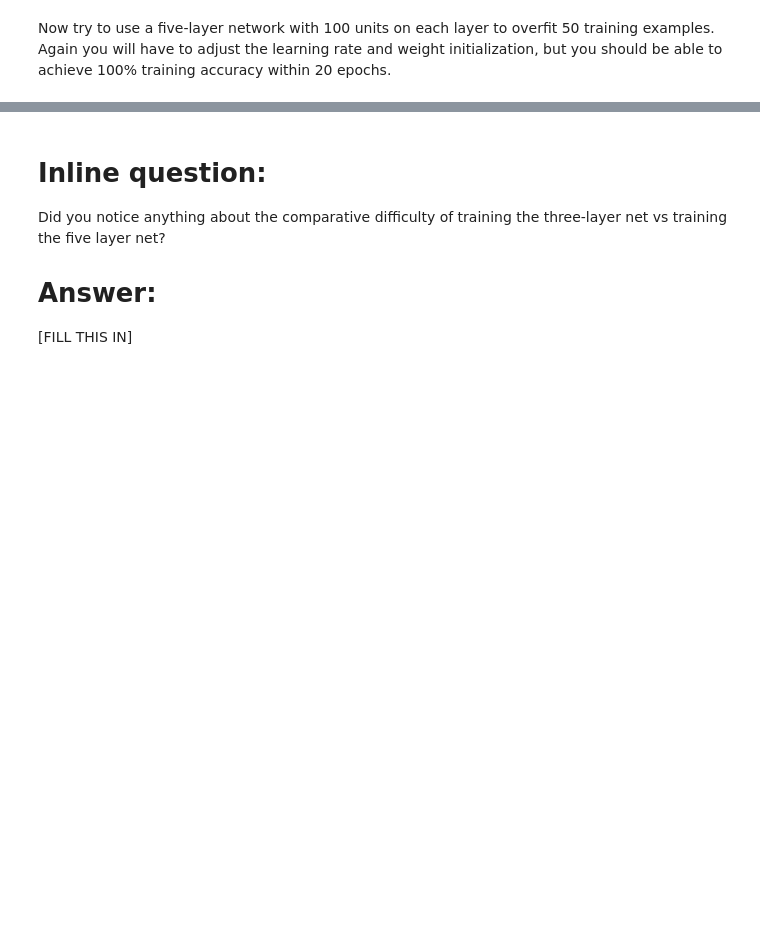
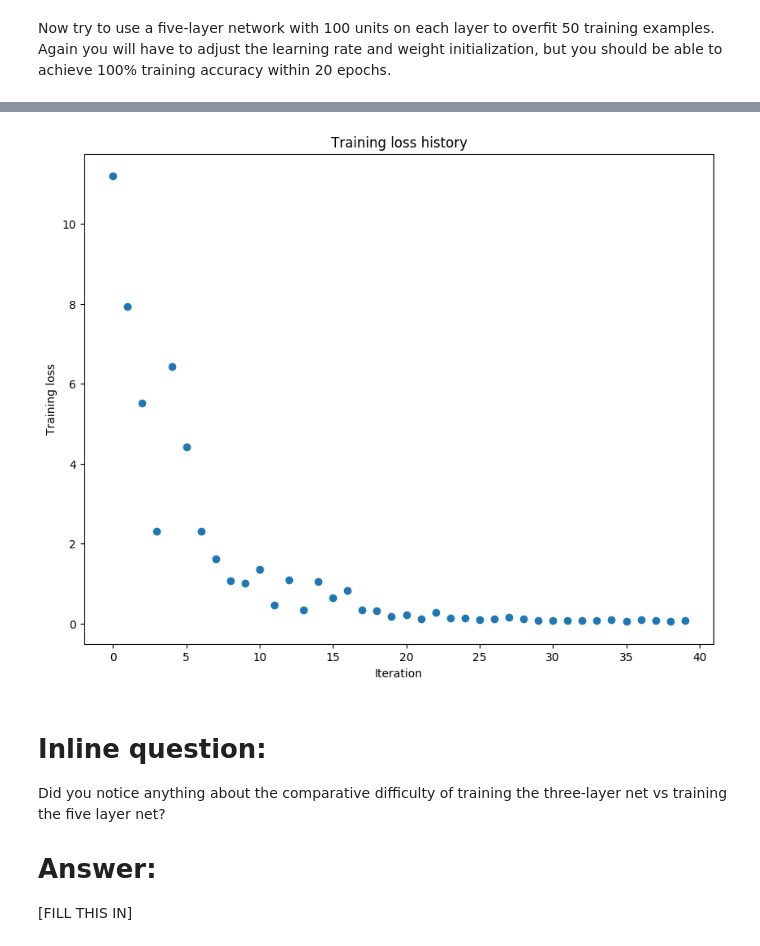
Before and after one commit to franklyd/cs231n-Convolutional-Neural-Networks, a Jupyter notebook: assignment2/FullyConnectedNets.ipynb, the cells around one changed output, grey strips where cells are left out. Cells and saved outputs as stored; diff of their text form; code cells hidden in the pictures; blank space fills up the shorter version.

```diff
--- a/assignment2/FullyConnectedNets.ipynb
+++ b/assignment2/FullyConnectedNets.ipynb
@@ -467,7 +486,7 @@ small_data = {
 }
 
 learning_rate = 1e-3
-weight_scale = 1e-5
+weight_scale = np.sqrt(2.0/500)
 model = FullyConnectedNet([100, 100, 100, 100],
                 weight_scale=weight_scale, dtype=np.float64)
 solver = Solver(model, small_data,
@@ -484,3 +503,4 @@ plt.title('Training loss history')
 plt.xlabel('Iteration')
 plt.ylabel('Training loss')
 plt.show()
+# %% [output]
@@ -487,3 +524,4 @@ plt.show()
+[figure, added]
 # %% [markdown]
 # Inline question:
 Did you notice anything about the comparative difficulty of training the three-layer net vs training the five layer net?
```
Also changed, not shown: parts of 3 cells of this notebook.
